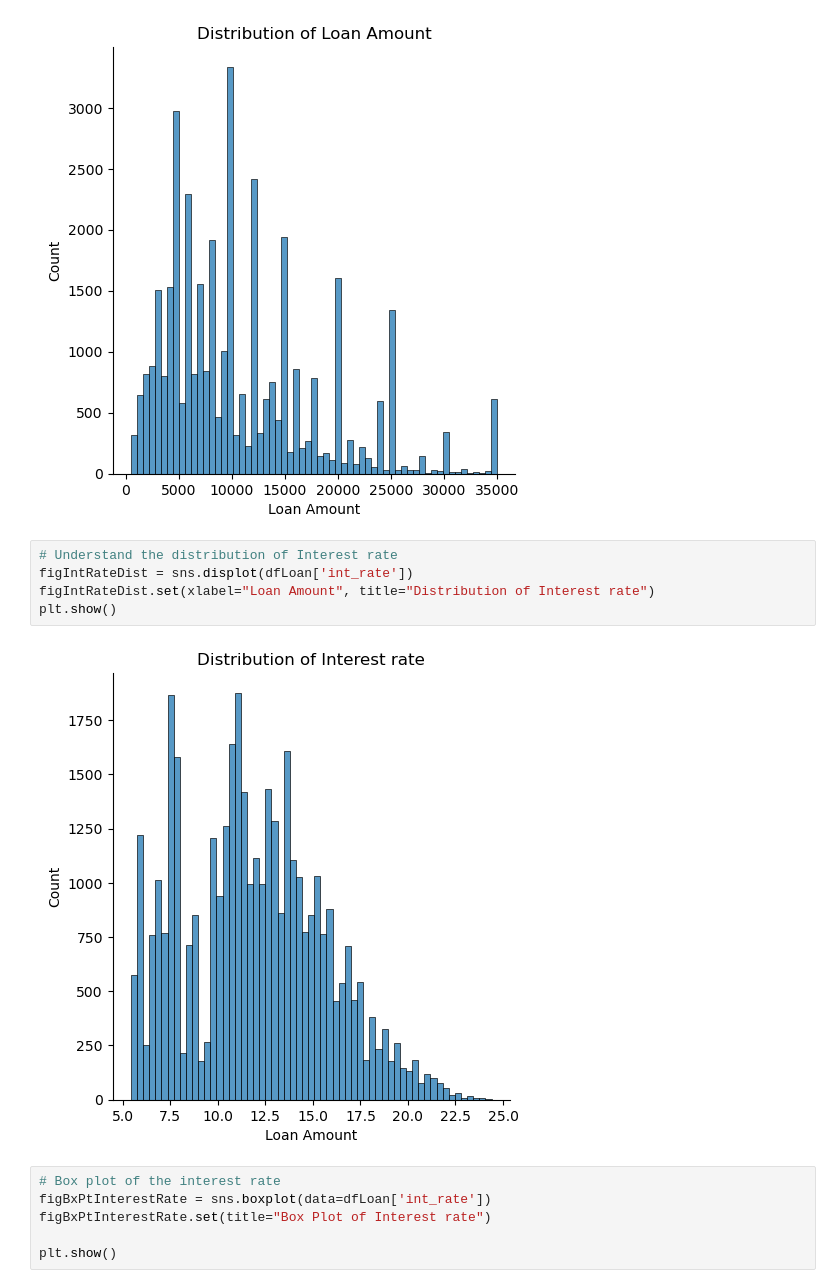
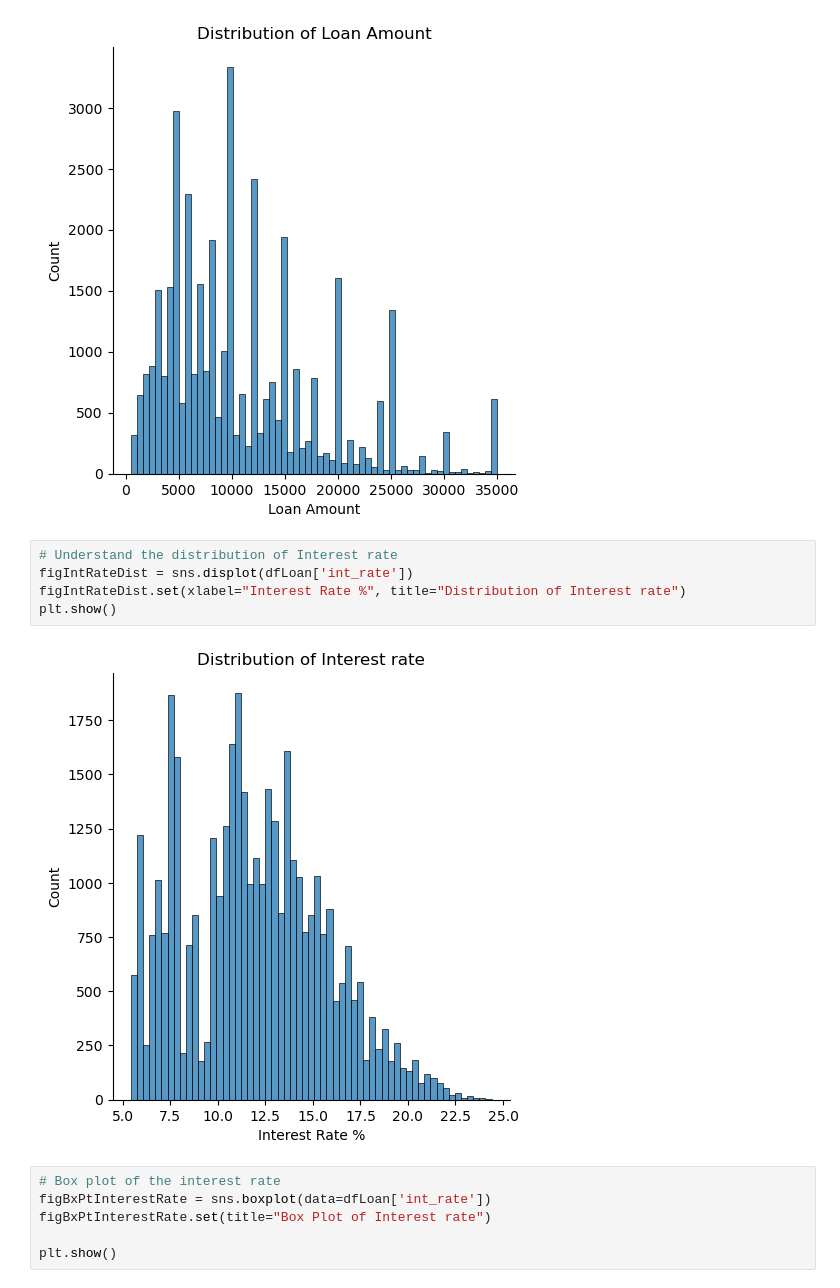
Before and after one commit to ncjanardhan-outlook/ncjpersonal, a Jupyter notebook: lending club_case study.ipynb, the cells around one changed output. Saved outputs shown, nothing was run; the diff lists cells and outputs as text.

```diff
--- a/lending club_case study.ipynb
+++ b/lending club_case study.ipynb
@@ -189,10 +203,10 @@ plt.show()
 # %%
 # Understand the distribution of Interest rate
 figIntRateDist = sns.displot(dfLoan['int_rate'])
-figIntRateDist.set(xlabel="Loan Amount", title="Distribution of Interest rate")
+figIntRateDist.set(xlabel="Interest Rate %", title="Distribution of Interest rate")
 plt.show()
 # %% [output]
-[figure, old version]
+[figure, new version]
 # %%
 # Box plot of the interest rate
 figBxPtInterestRate = sns.boxplot(data=dfLoan['int_rate'])
```
Also changed, not shown: parts of 3 cells of this notebook.
